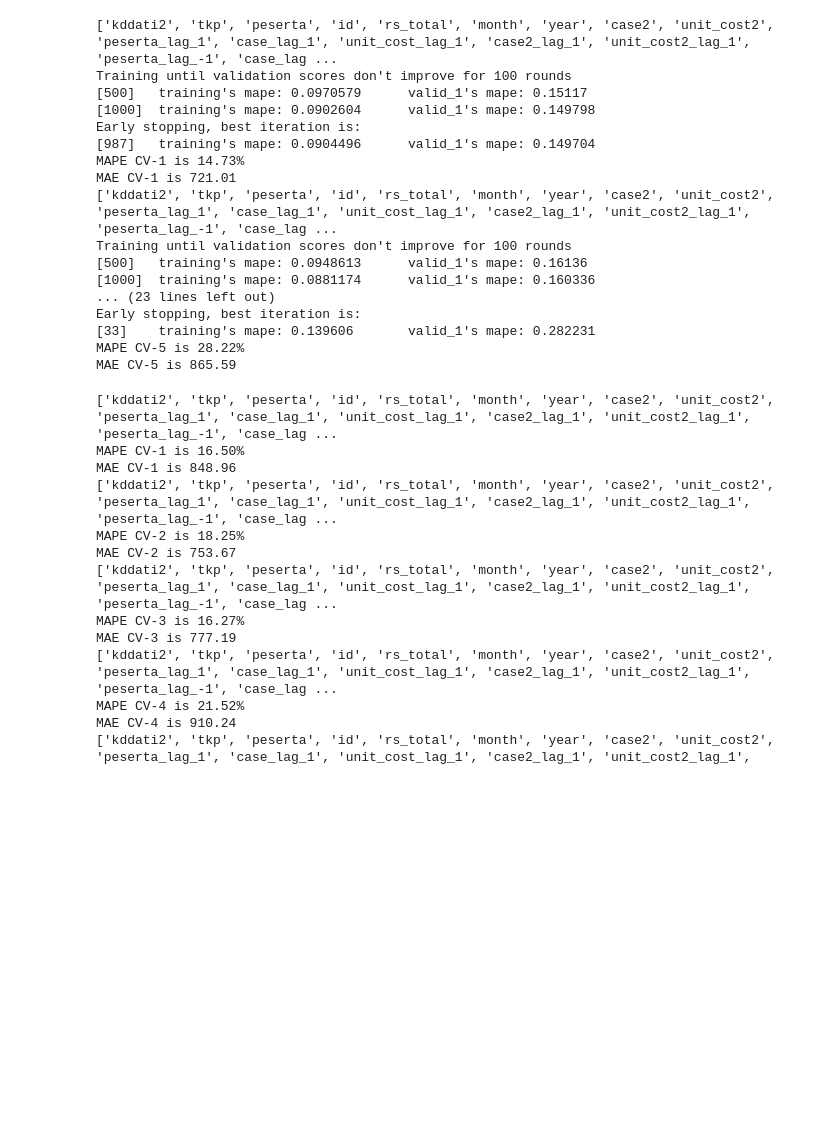
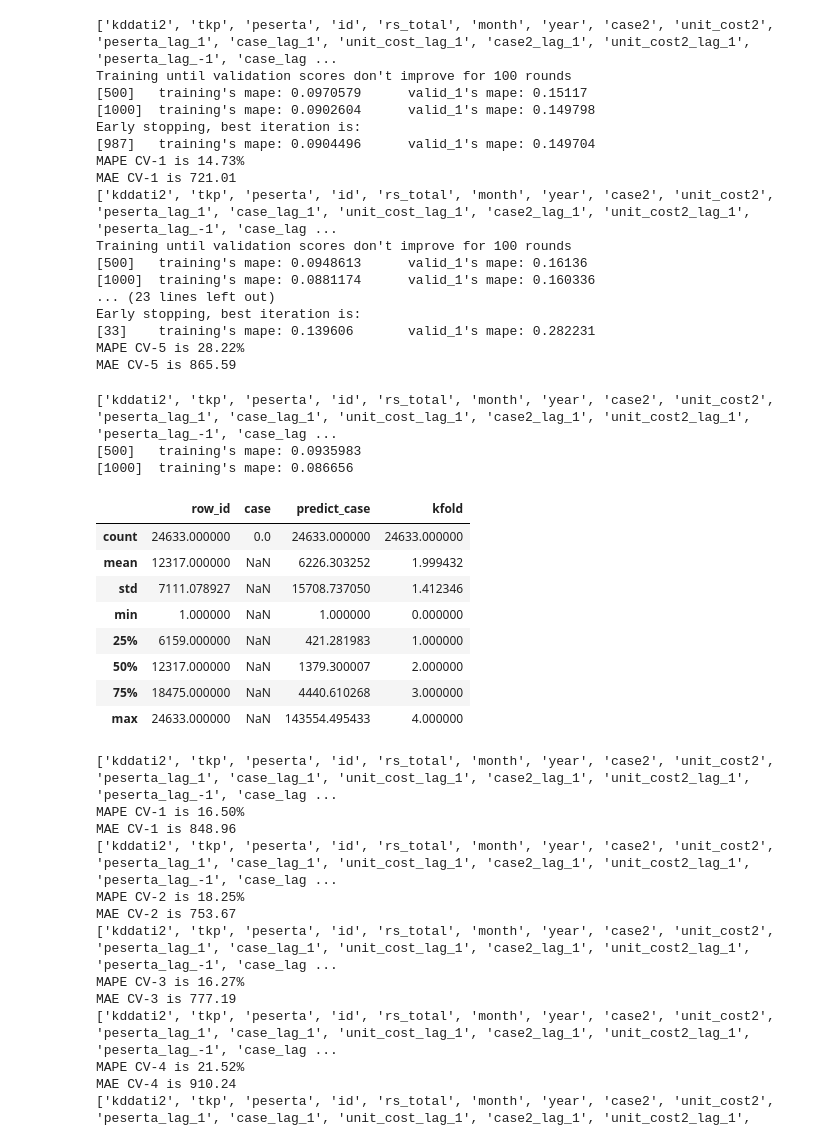
Before and after one commit to rasyidstat/bpai, a Jupyter notebook: eda/dev.ipynb, the cells around one changed output. Saved outputs shown, nothing was run; the diff lists cells and outputs as text; code cells hidden in the pictures; blank space fills up the shorter version.

Commit message:
Lucky seed :)

```diff
--- a/eda/dev.ipynb
+++ b/eda/dev.ipynb
@@ -538,3 +538,39 @@ Early stopping, best iteration is:
 [33]    training's mape: 0.139606       valid_1's mape: 0.282231
 MAPE CV-5 is 28.22%
 MAE CV-5 is 865.59
+# %%
+# LUCKY SEED
+lgb_params = {'boosting_type': 'gbdt',
+              'objective': 'mape',
+              'metric': ['mape'],
+              'learning_rate': 0.1,
+              'subsample': 0.9,
+              'subsample_freq': 1,
+              'num_leaves': 255,
+              'min_data_in_leaf': 255,
+              'feature_fraction': 0.9,
+              'n_estimators': 1000,
+              'early_stopping_rounds': 100,
+              'seed': 20000,
+              'verbose': -1}
+final_mdl, final_val_df = process_train_lgb(
+    df2,
+    remove_additional_features=rs_features,
+    validation=False
+)
+# %% [output]
+['kddati2', 'tkp', 'peserta', 'id', 'rs_total', 'month', 'year', 'case2', 'unit_cost2', 'peserta_lag_1', 'case_lag_1', 'unit_cost_lag_1', 'case2_lag_1', 'unit_cost2_lag_1', 'peserta_lag_-1', 'case_lag ...
+[500]   training's mape: 0.0935983
+[1000]  training's mape: 0.086656
+# %%
+final_val_df.describe()
+# %% [output]
+|  | row_id | case | predict_case | kfold |
+| count | 24633.000000 | 0.0 | 24633.000000 | 24633.000000 |
+| mean | 12317.000000 | NaN | 6226.303252 | 1.999432 |
+| std | 7111.078927 | NaN | 15708.737050 | 1.412346 |
+| min | 1.000000 | NaN | 1.000000 | 0.000000 |
+| 25% | 6159.000000 | NaN | 421.281983 | 1.000000 |
+| 50% | 12317.000000 | NaN | 1379.300007 | 2.000000 |
+| 75% | 18475.000000 | NaN | 4440.610268 | 3.000000 |
+| max | 24633.000000 | NaN | 143554.495433 | 4.000000 |
```
Also changed, not shown: parts of 4 cells of this notebook.
